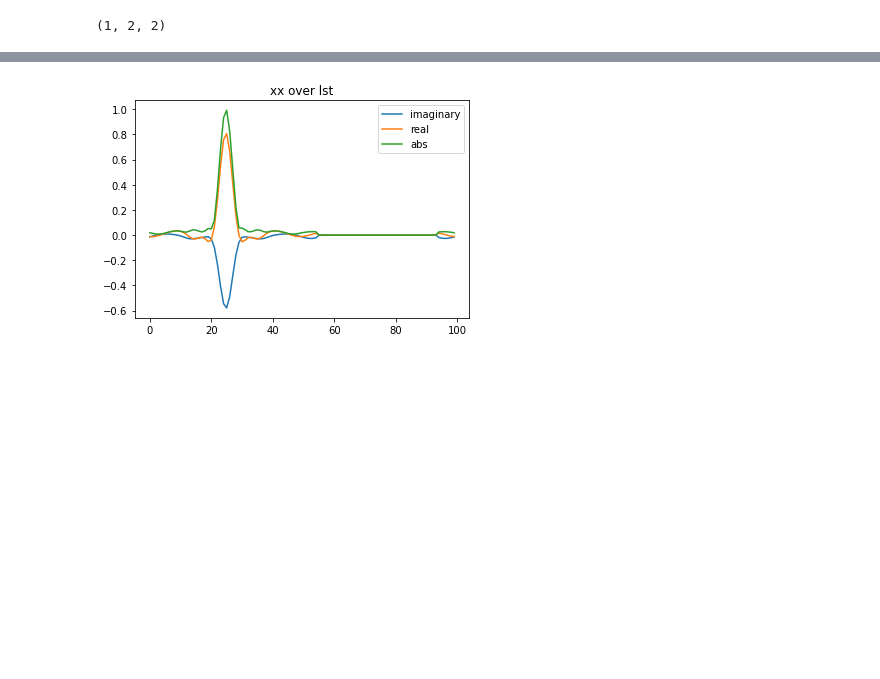
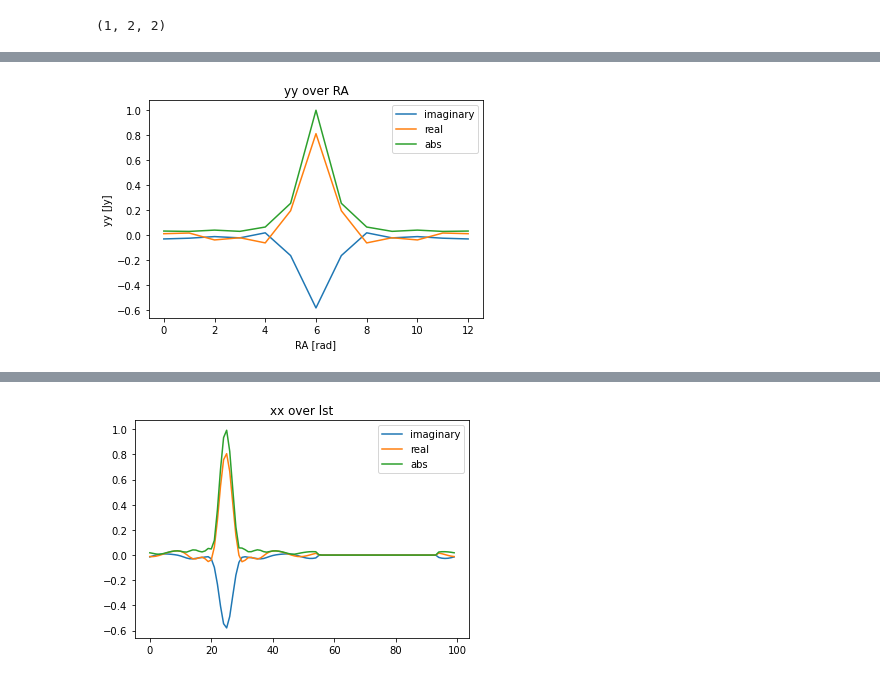
Before and after one commit to 3276908917/skyflux, a Jupyter notebook: notebooks/debugging/pure_J.ipynb, the cells around one changed output, grey strips where cells are left out. Drawn from its saved outputs; the diff is of its cells as text; code cells hidden in the pictures; blank space fills up the shorter version.

```diff
--- a/notebooks/debugging/pure_J.ipynb
+++ b/notebooks/debugging/pure_J.ipynb
@@ -131,0 +148,4 @@ plt.show()
+# %%
+stokes_plotter(dict_ra, 'yy')
+# %% [output]
+[figure, added]
```
Also changed, not shown: parts of 11 cells of this notebook.
